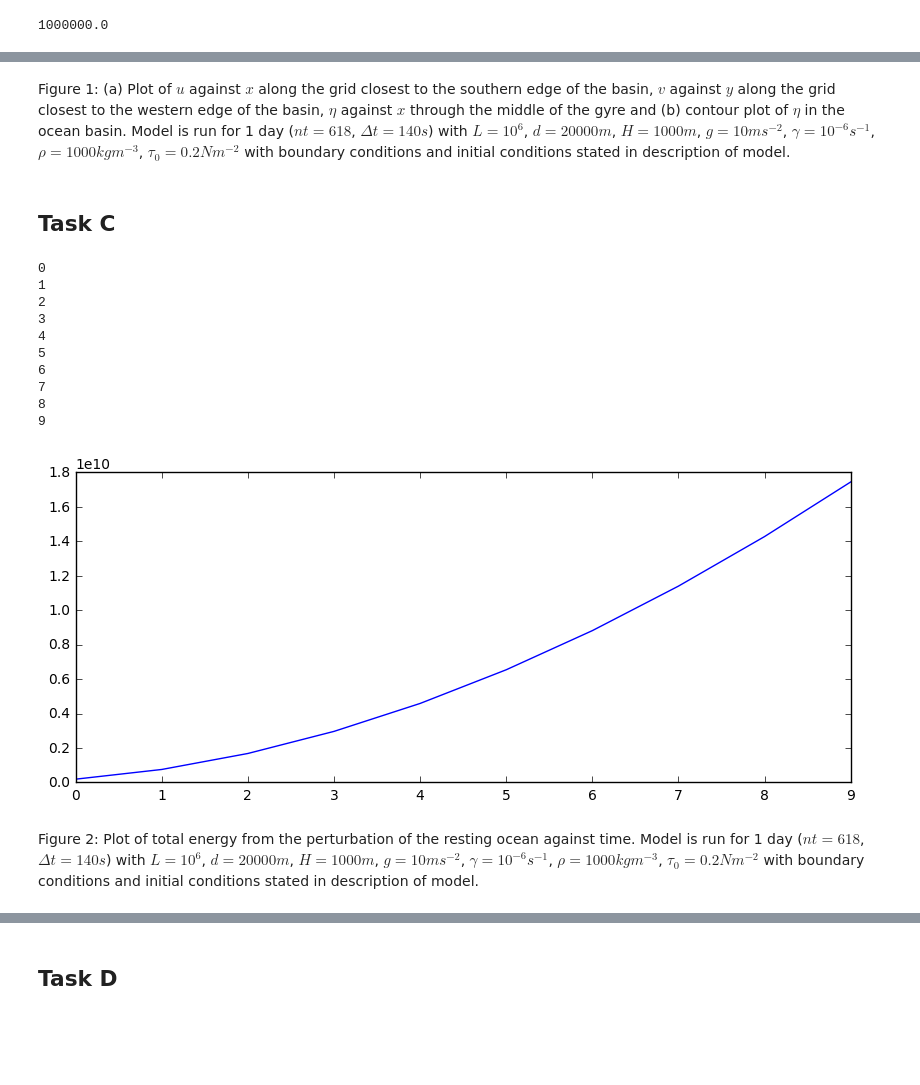
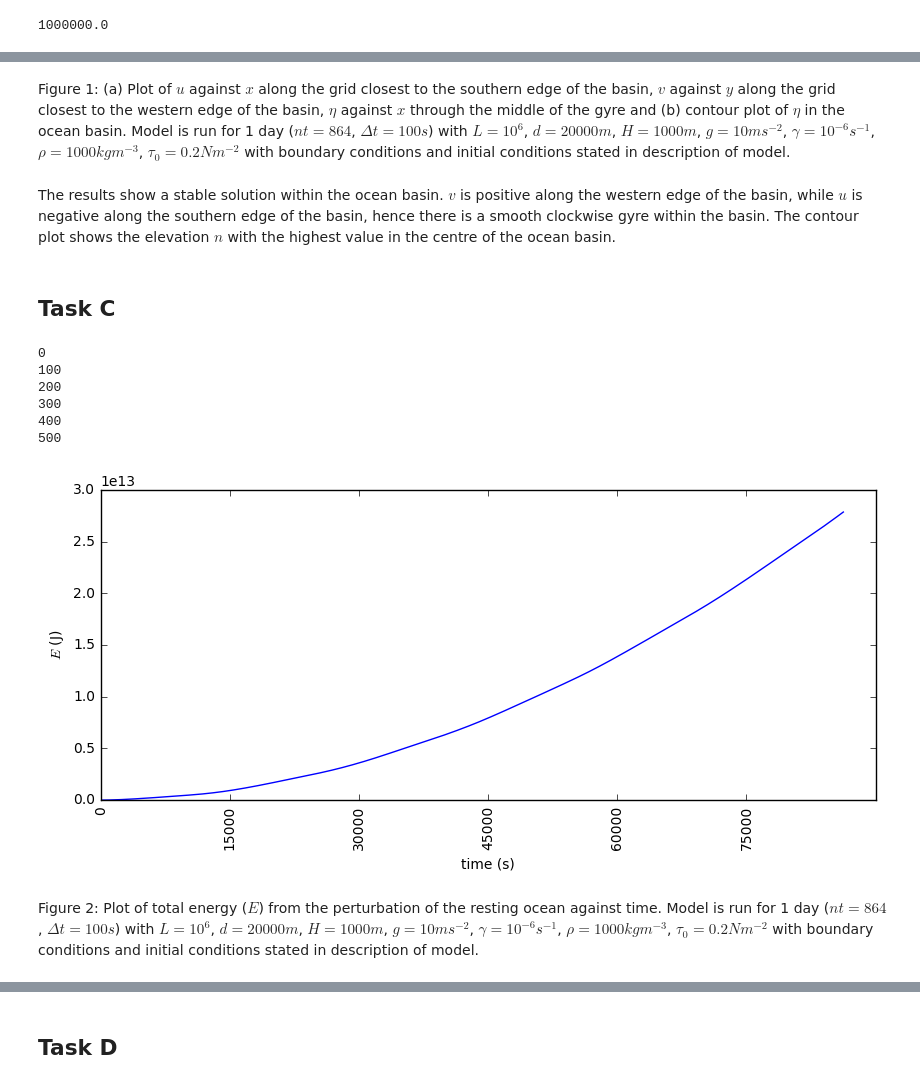
Before and after one commit to joshleeck/MTMW14, a Jupyter notebook: Project 2/Project 2.ipynb, the cells around one changed output, grey strips where cells are left out. Saved outputs shown, nothing was run; the diff lists cells and outputs as text; code cells hidden in the pictures; blank space fills up the shorter version.

```diff
--- a/Project 2/Project 2.ipynb
+++ b/Project 2/Project 2.ipynb
@@ -140,20 +136,18 @@ main.main(TaskB = True)
 # %% [markdown]
-Figure 1: (a) Plot of $u$ against $x$ along the grid closest to the southern edge of the basin, $v$ against $y$ along the grid closest to the western edge of the basin, $\eta$ against $x$ through the middle of the gyre and (b) contour plot of $\eta$ in the ocean basin. Model is run for 1 day ($nt = 618$, $\Delta t = 140s$) with $L = 10^6$, $d = 20000m$, $H = 1000m$, $g = 10 ms^{-2}$, $\gamma = 10^{-6}s^{-1}$, $\rho = 1000 kgm^{-3}$, $\tau_0 = 0.2 Nm^{-2}$ with boundary conditions and initial conditions stated in description of model.
+Figure 1: (a) Plot of $u$ against $x$ along the grid closest to the southern edge of the basin, $v$ against $y$ along the grid closest to the western edge of the basin, $\eta$ against $x$ through the middle of the gyre and (b) contour plot of $\eta$ in the ocean basin. Model is run for 1 day ($nt = 864$, $\Delta t = 100s$) with $L = 10^6$, $d = 20000m$, $H = 1000m$, $g = 10 ms^{-2}$, $\gamma = 10^{-6}s^{-1}$, $\rho = 1000 kgm^{-3}$, $\tau_0 = 0.2 Nm^{-2}$ with boundary conditions and initial conditions stated in description of model.
+# %% [markdown]
+The results show a stable solution within the ocean basin. $v$ is positive along the western edge of the basin, while $u$ is negative along the southern edge of the basin, hence there is a smooth clockwise gyre within the basin. The contour plot shows the elevation $n$ with the highest value in the centre of the ocean basin.
 # %% [markdown]
 ## Task C
 # %%
-main.main(TaskC = True)
+main.main(TaskC1 = True)
 # %% [output]
 0
-1
-2
-3
-4
-5
-6
-7
-8
-9
+100
+200
+300
+400
+500
-[figure, old version]
+[figure, new version]
 # %% [markdown]
-Figure 2: Plot of total energy from the perturbation of the resting ocean against time. Model is run for 1 day ($nt = 618$, $\Delta t = 140s$) with $L = 10^6$, $d = 20000m$, $H = 1000m$, $g = 10 ms^{-2}$, $\gamma = 10^{-6}s^{-1}$, $\rho = 1000 kgm^{-3}$, $\tau_0 = 0.2 Nm^{-2}$ with boundary conditions and initial conditions stated in description of model.
+Figure 2: Plot of total energy ($E$) from the perturbation of the resting ocean against time. Model is run for 1 day ($nt = 864$, $\Delta t = 100s$) with $L = 10^6$, $d = 20000m$, $H = 1000m$, $g = 10 ms^{-2}$, $\gamma = 10^{-6}s^{-1}$, $\rho = 1000 kgm^{-3}$, $\tau_0 = 0.2 Nm^{-2}$ with boundary conditions and initial conditions stated in description of model.
```
Also changed, not shown: parts of 16 cells of this notebook, 4 other files.
